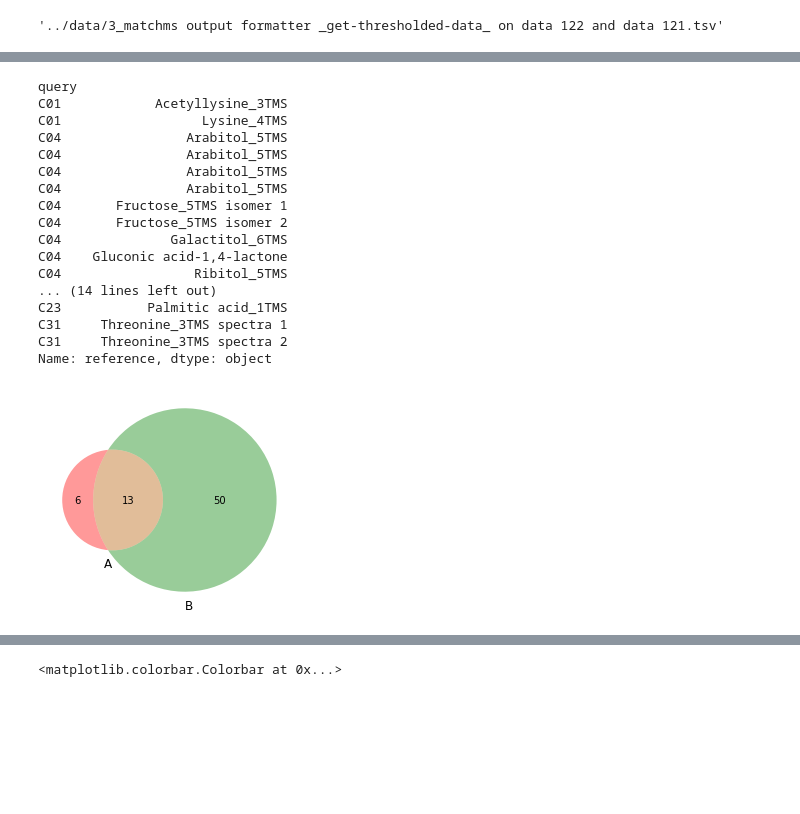
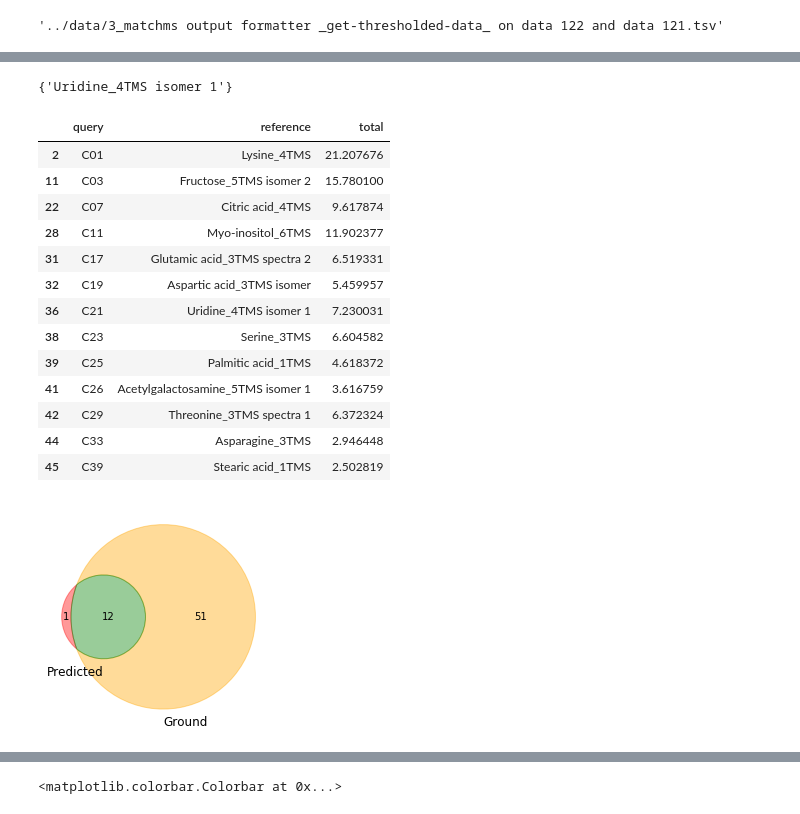
Before and after one commit to michal-stary/missing-peaks-prediction, a Jupyter notebook: compare_histories.ipynb, the cells around one changed output, grey strips where cells are left out. Saved outputs shown, nothing was run; the diff lists cells and outputs as text; code cells hidden in the pictures; blank space fills up the shorter version.

```diff
--- a/compare_histories.ipynb
+++ b/compare_histories.ipynb
@@ -4,8 +4,15 @@
 from prediction_utils import get_galaxy_filename
 import numpy as np
 import pandas as pd
-from matplotlib_venn import venn2
+from matplotlib_venn import venn2 as venn2_
 import matplotlib.pyplot as plt
+
+
+def venn2(*args,):
+    v = venn2_(*args, set_labels = ('Predicted', 'Ground'))
+    v.get_patch_by_id('100').set_color('red')
+    v.get_patch_by_id('010').set_color('orange')
+    v.get_patch_by_id('110').set_color('green')
 # %%
 from prediction_utils import get_galaxy_filename
 
@@ -38,3 +62,7 @@ res2 = pd.read_csv(fres2, sep="\t", index_col=0)
+# %%
+# add helper collumn
+res1["total"] =res1["matches"]* res1["score"]
+res2["total"] =res2["matches"]* res2["score"]
 # %%
 ground = set(ref["Metabolite name"])
 # orig = set(res1.reference)
@@ -60,5 +88,5 @@ ground
  'gamma-Aminobutyric acid_3TMS',
  'trans-Aconitic acid_3TMS'}
 # %%
-th_m = 4
-th_s = 0.5
+th_m = 5
+th_s = 0.4
@@ -88,23 +128,31 @@ Name: reference, dtype: object
+# %%
+set(orig).difference(ground)
+# %% [output]
+{'Uridine_4TMS isomer 1'}
 # %%
 new = res2[((res2.matches > th_m) & (res2.score > th_s))].reference
+x  = res2[((res2.matches > th_m) & (res2.score > th_s))]
+x = x.reset_index()
+
+x = x.loc[x.groupby('query')['total'].idxmax(), ['query', 'reference', 'total']]
+new = x.reference
+
+
 venn2((set(new), ground))
-new
+x
 # %% [output]
-query
-C01            Acetyllysine_3TMS
-C01                  Lysine_4TMS
-C04                Arabitol_5TMS
-C04                Arabitol_5TMS
-C04                Arabitol_5TMS
-C04                Arabitol_5TMS
-C04       Fructose_5TMS isomer 1
-C04       Fructose_5TMS isomer 2
-C04              Galactitol_6TMS
-C04    Gluconic acid-1,4-lactone
-C04                 Ribitol_5TMS
-... (14 lines left out)
-C23           Palmitic acid_1TMS
-C31     Threonine_3TMS spectra 1
-C31     Threonine_3TMS spectra 2
-Name: reference, dtype: object
+|  | query | reference | total |
+| 2 | C01 | Lysine_4TMS | 21.207676 |
+| 11 | C03 | Fructose_5TMS isomer 2 | 15.780100 |
+| 22 | C07 | Citric acid_4TMS | 9.617874 |
+| 28 | C11 | Myo-inositol_6TMS | 11.902377 |
+| 31 | C17 | Glutamic acid_3TMS spectra 2 | 6.519331 |
+| 32 | C19 | Aspartic acid_3TMS isomer | 5.459957 |
+| 36 | C21 | Uridine_4TMS isomer 1 | 7.230031 |
+| 38 | C23 | Serine_3TMS | 6.604582 |
+| 39 | C25 | Palmitic acid_1TMS | 4.618372 |
+| 41 | C26 | Acetylgalactosamine_5TMS isomer 1 | 3.616759 |
+| 42 | C29 | Threonine_3TMS spectra 1 | 6.372324 |
+| 44 | C33 | Asparagine_3TMS | 2.946448 |
+| 45 | C39 | Stearic acid_1TMS | 2.502819 |
-[figure, old version]
+[figure, new version]
```
Also changed, not shown: parts of 11 cells of this notebook, 1 other file.
